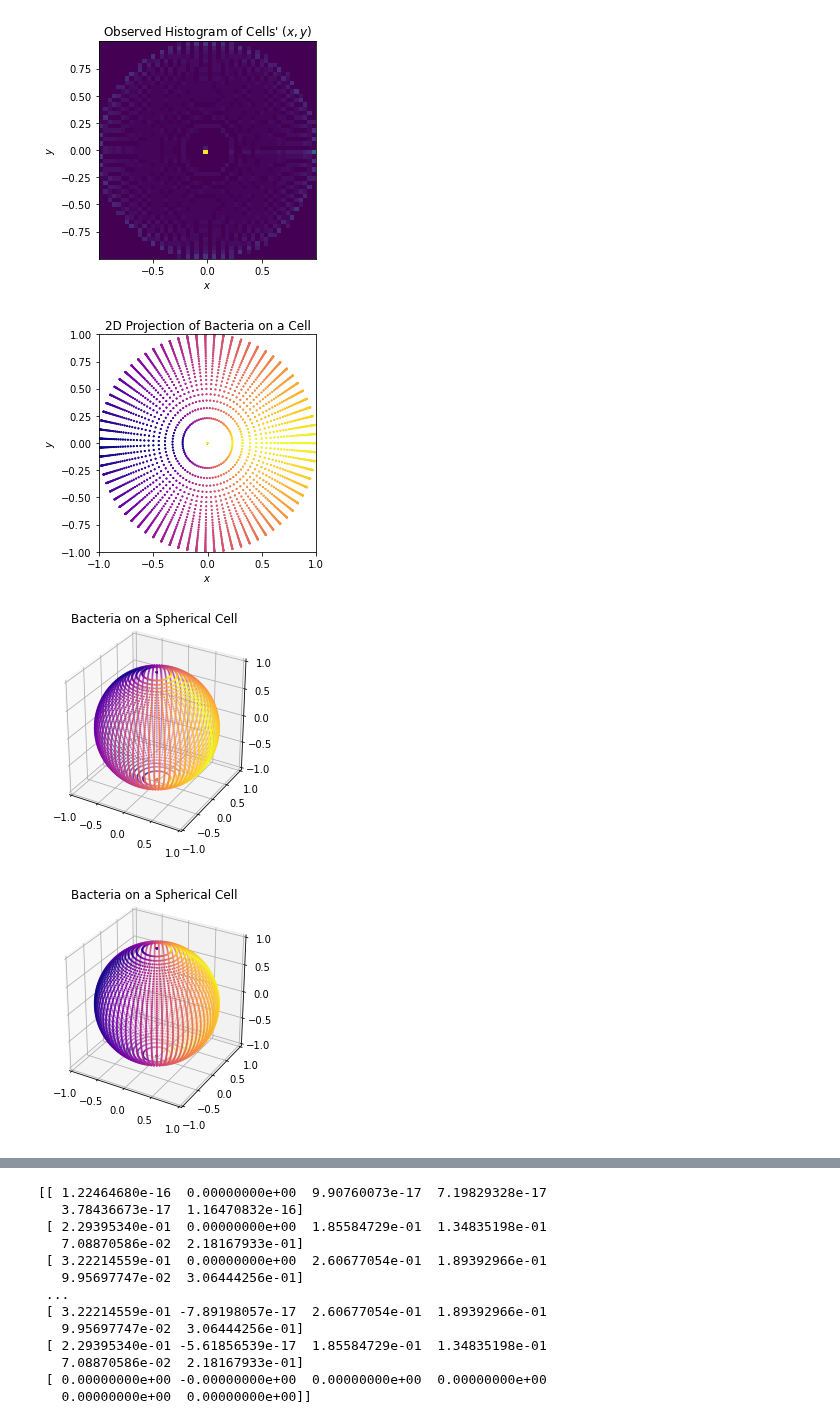
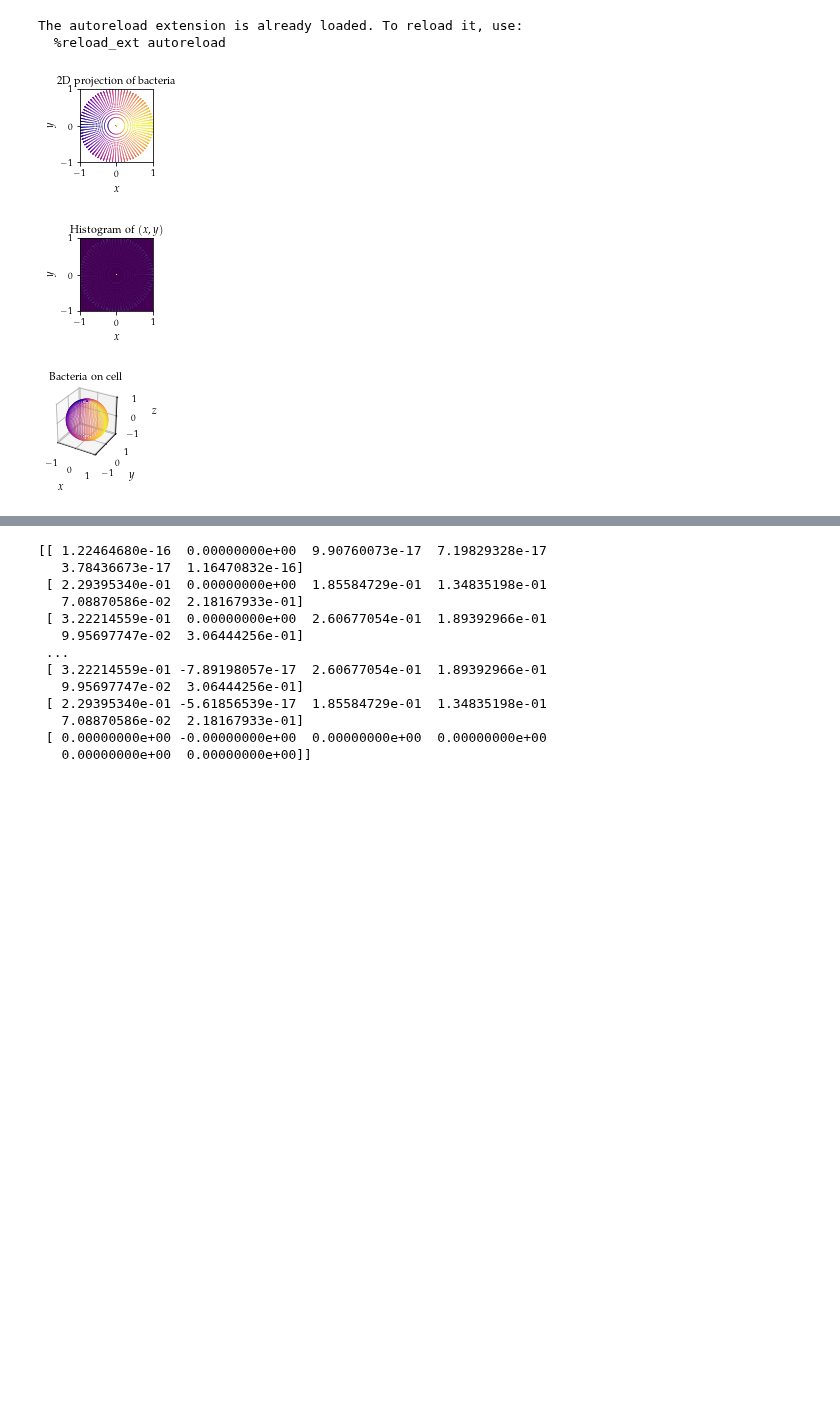
Before and after one commit to plainerman/density-transport, a Jupyter notebook: bacteria_simulation.ipynb, the cells around one changed output, grey strips where cells are left out. Cells and saved outputs as stored; diff of their text form; code cells hidden in the pictures; blank space fills up the shorter version.

```diff
--- a/bacteria_simulation.ipynb
+++ b/bacteria_simulation.ipynb
@@ -10,6 +10,12 @@ import matplotlib.pyplot as plt
 import seaborn as sns
 
 from defaults.plot import *
+import matplotlib as mpl
+
+enable_latex_export()
+# %% [output]
+The autoreload extension is already loaded. To reload it, use:
+  %reload_ext autoreload
 # %%
 from math import pi, sin, cos, acos
 from observations.dimensions.one.sampling import step_sample
@@ -19,7 +25,7 @@ samplesize = 75
 # or https://mathworld.wolfram.com/SpherePointPicking.html
 # or https://www.bogotobogo.com/Algorithms/uniform_distribution_sphere.php
 thetas = numpy.array([step_sample(i, 0, 2 * pi, samplesize) for i in range(samplesize + 1)]).reshape(-1, 1)
-phis = numpy.array([acos(step_sample(i, 0, 2, samplesize) - 1) for i in range(samplesize + 1)]).reshape(-1, 1)
+phis = numpy.array([acos(step_sample(i, -1, 1, samplesize)) for i in range(samplesize + 1)]).reshape(-1, 1)
 
 def numpy_spherical_to_cartesian(arr):
     def helper(arr):
@@ -29,52 +35,56 @@ def numpy_spherical_to_cartesian(arr):
 
     return numpy.apply_along_axis(helper, 1, arr)
 
 spherical_points = numpy.array(numpy.meshgrid(thetas, phis)).T.reshape(-1, 2)
 cartesian_points = numpy_spherical_to_cartesian(spherical_points)
 colors = numpy.abs(spherical_points[:, 0] - pi)
 
+fig = plt.figure()
+ax = fig.add_subplot(111)
+ax.set_aspect('equal', adjustable='box')
+plt.scatter(cartesian_points[:,0], cartesian_points[:,1], s=0.6, c=colors, cmap='plasma', edgecolor='none', rasterized=True)
+plt.xlim(-1, 1)
+plt.ylim(-1, 1)
+plt.xlabel("$x$")
+plt.ylabel("$y$")
+plt.title("2D projection of bacteria")
+plt.savefig("figures/bacteria/cell2d.pdf", dpi=dpi, bbox_inches='tight')
+plt.show()
+
+
 # TODO: this figure was created with 500 sample points, bins = 70
 fig = plt.figure()
 ax = fig.add_subplot(111)
 ax.set_aspect('equal', adjustable='box')
-plt.title(r"Observed Histogram of Cells' $\left(x,y\right)$")
-plt.hist2d(cartesian_points[:,0], cartesian_points[:,1], bins=50, rasterized=True)
-plt.xlabel("$x$")
-plt.ylabel("$y$")
-plt.tight_layout()
-plt.savefig("figures/bacteria/density.pdf", dpi=dpi*2/3)
-plt.show()
-
-fig = plt.figure()
-ax = fig.add_subplot(111)
-ax.set_aspect('equal', adjustable='box')
-plt.scatter(cartesian_points[:,0], cartesian_points[:,1], s=1, c=colors, cmap='plasma', rasterized=True)
+plt.title(r"Histogram of $\left(x,y\right)$")
+plt.hist2d(cartesian_points[:,0], cartesian_points[:,1], bins=63, rasterized=True)
 plt.xlim(-1, 1)
 plt.ylim(-1, 1)
 plt.xlabel("$x$")
 plt.ylabel("$y$")
-plt.title("2D Projection of Bacteria on a Cell", y=0.995)
-plt.savefig("figures/bacteria/cell2d.pdf", dpi=dpi*2/3)
+plt.savefig("figures/bacteria/density.pdf", dpi=dpi, bbox_inches='tight')
 plt.show()
 
 delta = 2 * pi / 10
-for i in range(5):
+for i in range(1):
     new_theta = (thetas + i * delta) % (2 * pi)
     spherical_points = numpy.array(numpy.meshgrid(new_theta, phis)).T.reshape(-1, 2)
     cartesian_points = numpy_spherical_to_cartesian(spherical_points)
 
     fig = plt.figure()
     ax = fig.add_subplot(111, projection='3d')
     ax.set_box_aspect((numpy.ptp(cartesian_points[:,0]), numpy.ptp(cartesian_points[:,1]), numpy.ptp(cartesian_points[:,2])))
-    ax.scatter(cartesian_points[:,0], cartesian_points[:,1], cartesian_points[:,2], s=1, c=colors, cmap='plasma', rasterized=True)
+    ax.scatter(cartesian_points[:,0], cartesian_points[:,1], cartesian_points[:,2], s=0.6, c=colors, cmap='plasma', edgecolor='none', rasterized=True)
     ax.set_xlim(-1, 1)
     ax.set_ylim(-1, 1)
     ax.set_zlim(-1, 1)
-    plt.title("Bacteria on a Spherical Cell", y=1.05)
-    plt.savefig("figures/bacteria/cell.pdf", dpi=dpi*2/3)
+    ax.set_xlabel("$x$")
+    ax.set_ylabel("$y$")
+    ax.set_zlabel("$z$")
+    plt.title("Bacteria on cell", y=1.05)
+    plt.savefig("figures/bacteria/cell.pdf", dpi=dpi, bbox_inches='tight')
     plt.show()
 # %% [output]
-[figure, old version]
+[figure, new version]
-[figure, old version]
+[figure, new version]
-[figure, old version]
+[figure, new version]
-[figure, removed]
```
Also changed, not shown: parts of 13 cells of this notebook, 9 other files.
